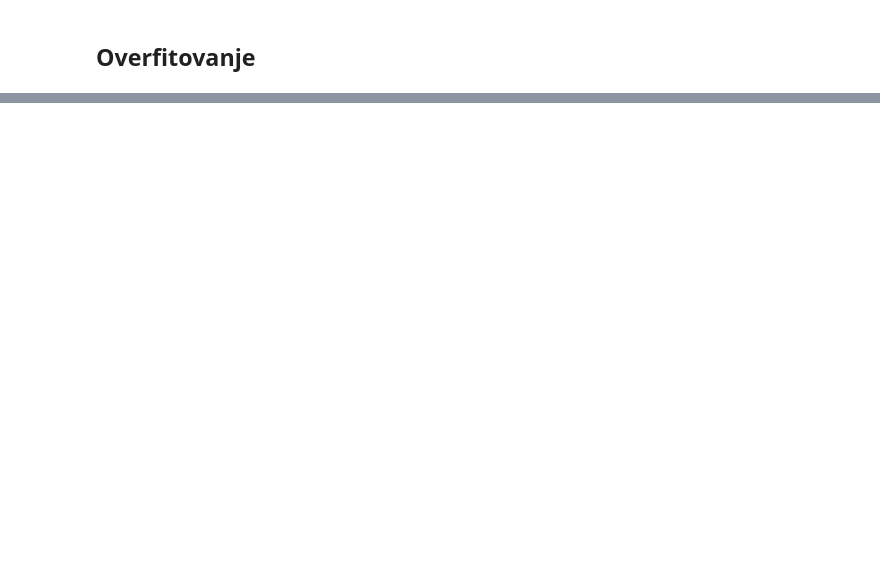
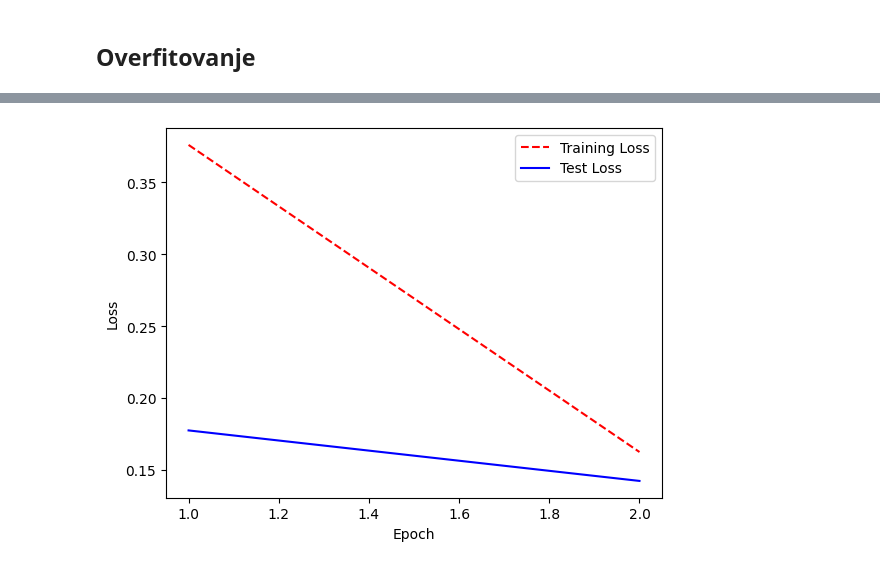
Before and after one commit to TeodoraSekulic/MASINSKO-projekat3, a Jupyter notebook: zvezde/novoP3.ipynb, the cells around one changed output, grey strips where cells are left out. Cells and saved outputs as stored; diff of their text form; code cells hidden in the pictures; blank space fills up the shorter version.

Commit message:
Overfit, dynamic learning rate, custom loss, custom metrics

```diff
--- a/zvezde/novoP3.ipynb
+++ b/zvezde/novoP3.ipynb
@@ -674,0 +862,18 @@ Epoch 6/50
+# %%
+def eval_mae(y_true, y_pred):
+    #Mean Absolute Error
+    eval = K.abs(y_pred - y_true)
+    eval = K.mean(eval, axis=-1)
+
+    return eval
+
+model_eval = Sequential()
+model_eval.add(Dense(15, input_shape=(11,), activation='relu'))
+model_eval.add(Dense(8, activation='relu'))
+model_eval.add(Dense(3, activation='softmax'))
+
+model_eval.compile(loss='categorical_crossentropy', optimizer='adam', metrics=[eval_mae])
+
+hist_eval = my_fit_cb(dataframe_enc_stand,model_eval,callbacks=[earlystopping],epochs=30)
+
+plot_loss(hist_eval)
@@ -674,0 +891,13 @@ Epoch 6/50
+# %%
+training_loss = hist_eval.history['loss']
+test_loss = hist_eval.history['val_loss']
+epoch_count = range(1, len(training_loss) + 1)
+
+plt.plot(epoch_count, training_loss, 'r--')
+plt.plot(epoch_count, test_loss, 'b-')
+plt.legend(['Training Loss', 'Test Loss'])
+plt.xlabel('Epoch')
+plt.ylabel('Loss')
+plt.show()
+# %% [output]
+[figure, added]
```
Also changed, not shown: parts of 20 cells of this notebook, 1 other file.
